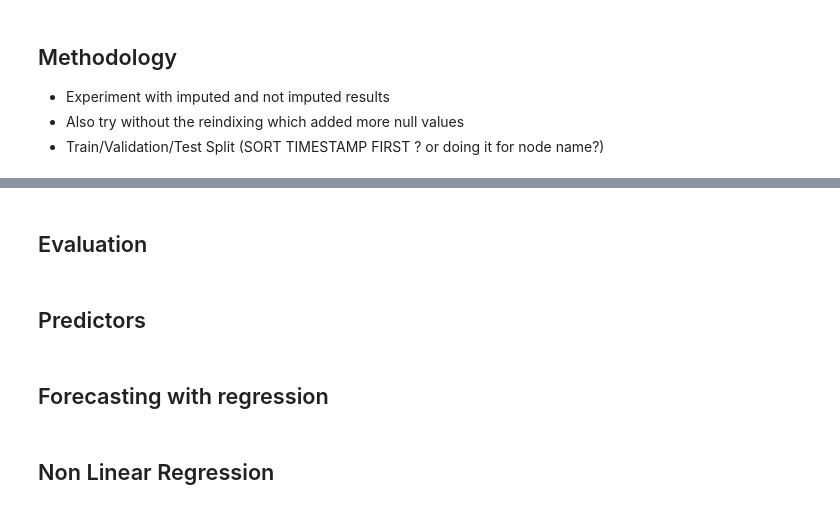
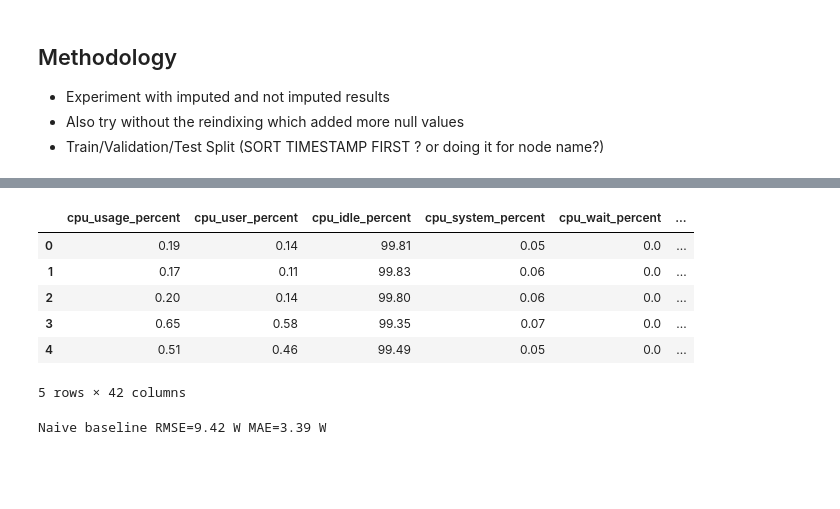
Before and after one commit to bchiusano/energy-aware-vm-consolidation, a Jupyter notebook: src/feature_engineering.ipynb, the cells around one changed output, grey strips where cells are left out. Drawn from its saved outputs; the diff is of its cells as text; code cells hidden in the pictures; blank space fills up the shorter version.

```diff
--- a/src/forecasting_power_consumption.ipynb
+++ b/src/feature_engineering.ipynb
@@ -482,8 +476,0 @@ OSError: [Errno 28] No space left on device
-# %% [markdown]
-## Evaluation
-# %% [markdown]
-## Predictors
-# %% [markdown]
-## Forecasting with regression
-# %% [markdown]
-## Non Linear Regression
@@ -489,0 +486,11 @@ OSError: [Errno 28] No space left on device
+# %%
+clean_df = pd.read_parquet('../datasets/cloud_energy_consumption/full_nodes_features.parquet')
+clean_df.head()
+# %% [output]
+|  | cpu_usage_percent | cpu_user_percent | cpu_idle_percent | cpu_system_percent | cpu_wait_percent | ... |
+| 0 | 0.19 | 0.14 | 99.81 | 0.05 | 0.0 | ... |
+| 1 | 0.17 | 0.11 | 99.83 | 0.06 | 0.0 | ... |
+| 2 | 0.20 | 0.14 | 99.80 | 0.06 | 0.0 | ... |
+| 3 | 0.65 | 0.58 | 99.35 | 0.07 | 0.0 | ... |
+| 4 | 0.51 | 0.46 | 99.49 | 0.05 | 0.0 | ... |
+5 rows × 42 columns
@@ -489,0 +539,15 @@ OSError: [Errno 28] No space left on device
+# %%
+from sklearn.metrics import root_mean_squared_error,mean_absolute_error
+
+naive_df = pd.DataFrame({"true": test[TARGET], "pred": test[TARGET].shift(1)}).iloc[1:]
+naive_df = naive_df.dropna()  # drops rows where either is NaN
+
+y_pred = naive_df["pred"]
+y_true = naive_df["true"]
+
+rmse_naive = root_mean_squared_error(y_true, y_pred)
+mae_naive  = mean_absolute_error(y_true, y_pred)
+
+print(f"Naive baseline RMSE={rmse_naive:.2f} W MAE={mae_naive:.2f} W")
+# %% [output]
+Naive baseline RMSE=9.42 W MAE=3.39 W
```
Also changed, not shown: parts of 9 cells of this notebook, 2 other files.
